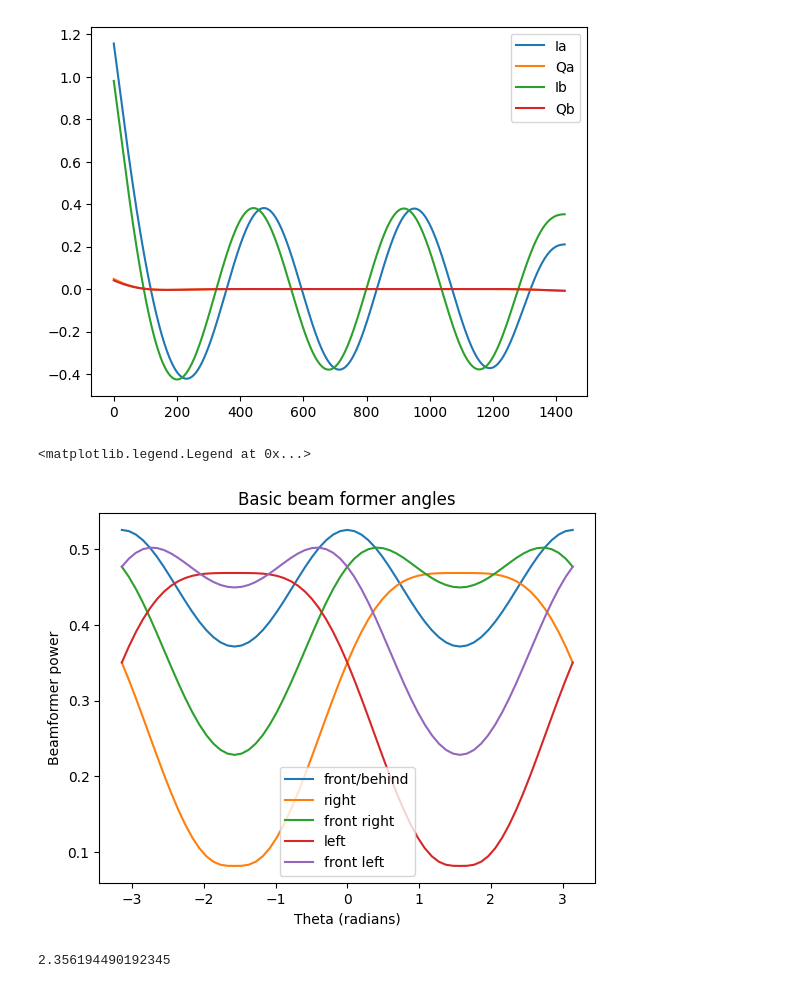
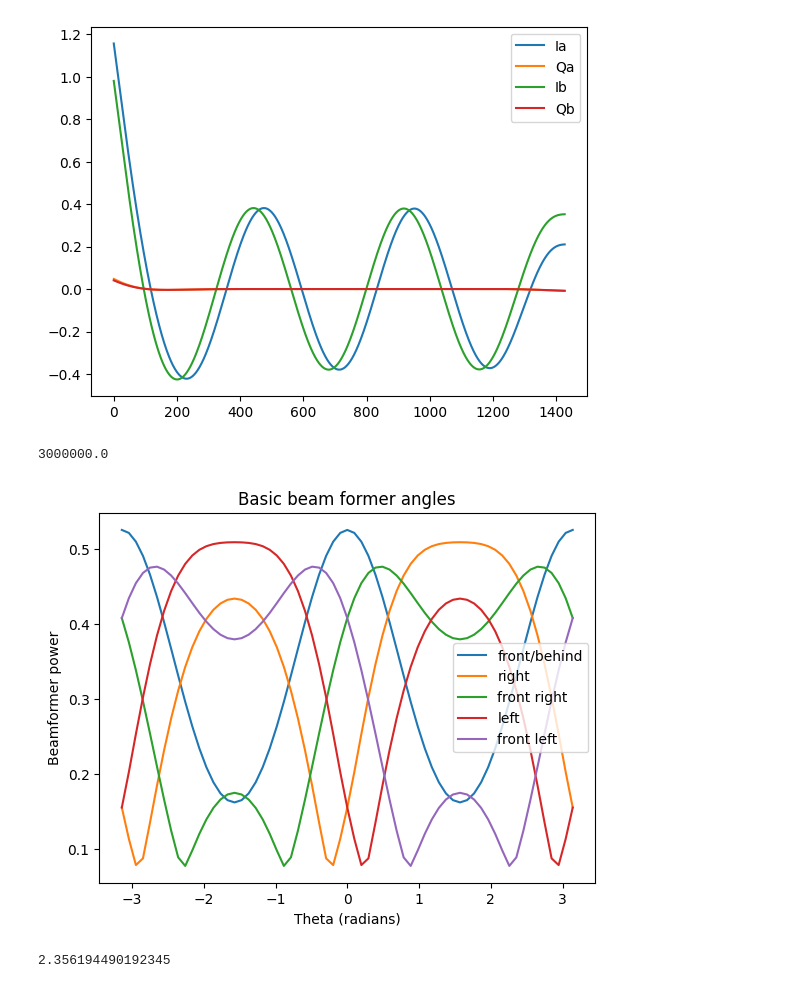
Before and after one commit to mfkiwl/spf, a Jupyter notebook: software/notebooks/simple_beamformer_directions.ipynb, the cells around one changed output. Drawn from its saved outputs; the diff is of its cells as text; code cells hidden in the pictures.

```diff
--- a/software/notebooks/simple_beamformer_directions.ipynb
+++ b/software/notebooks/simple_beamformer_directions.ipynb
@@ -91,42 +91,43 @@ ax.legend()
 
 #given coordinates are x+ -> right, not x+ -> left (as is wall setup, then flip)
 pos=np.array([
-    [-lambdac/8,0], # location of a
-    [lambdac/8,0] # locaiton of b
+    [-lambdac/5,0], # location of a
+    [lambdac/5,0] # locaiton of b
 ])
 
 max_delay=np.linalg.norm(pos[0]-pos[1])/c
 
 offset_and_label=[
     [(0,0),'front/behind'],
     #[(0,periodc/4),'front left'], # b gets signal before a,
     [( max_delay,0),'right'],
     [( max_delay/2,0),'front right'], # front right
     [( 0, max_delay),'left'],
     [( 0, max_delay/2),'front left'], # front left
     #[(periodc/4,0),'front right'],
 ]
 
 for offset,label in offset_and_label:
     #signal b is half a carrier wavelength ahead of signal a
     rsignala=process_recv(signal_at_time(offset[0]))
     rsignalb=process_recv(signal_at_time(offset[1]))
     signal_matrix=np.vstack([
         rsignala['I']+1j*rsignala['Q'],
         rsignalb['I']+1j*rsignalb['Q']])
     thetas,sds,steer=rf.beamformer(
         pos,
         signal_matrix,
         fc)
     plt.plot(thetas,sds,label=label)
 
 plt.title("Basic beam former angles")
 plt.ylabel("Beamformer power")
 plt.xlabel("Theta (radians)")
 plt.legend()
+print(lambdac)
 # %% [output]
-<matplotlib.legend.Legend at 0x...>
+3000000.0
-[figure, old version]
+[figure, new version]
 # %%
 np.arctan2(5,-5)
 # %% [output]
```
Also changed, not shown: 3 other files.
